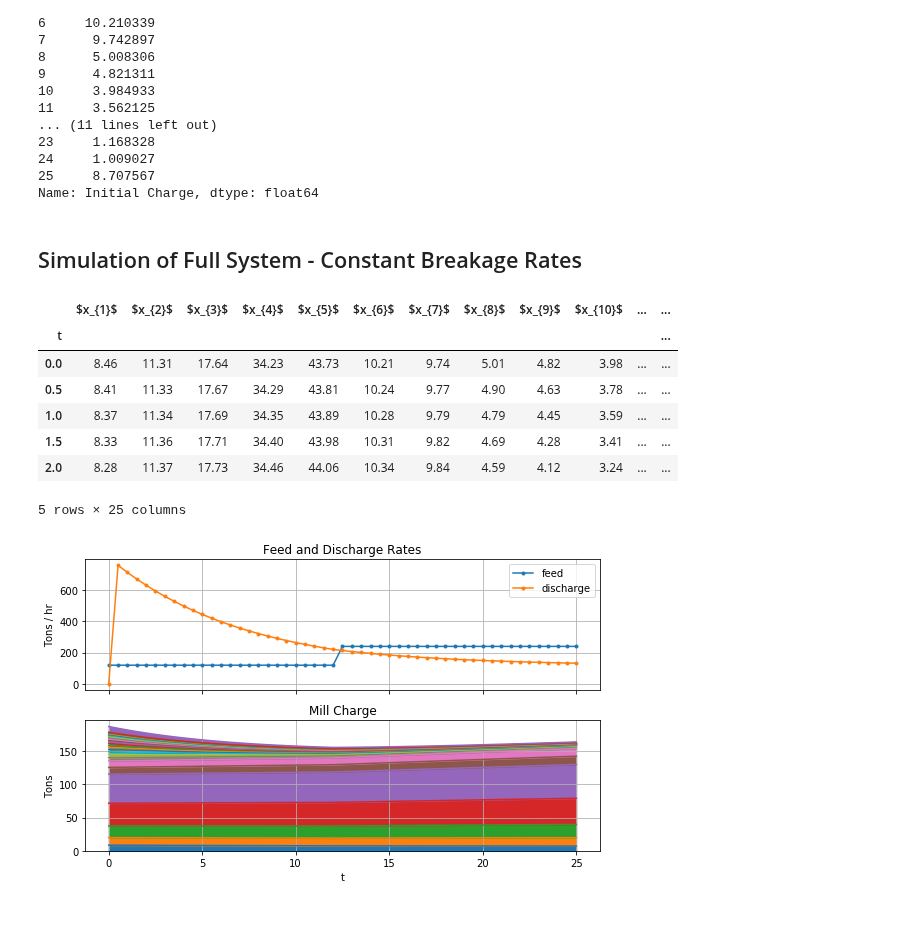
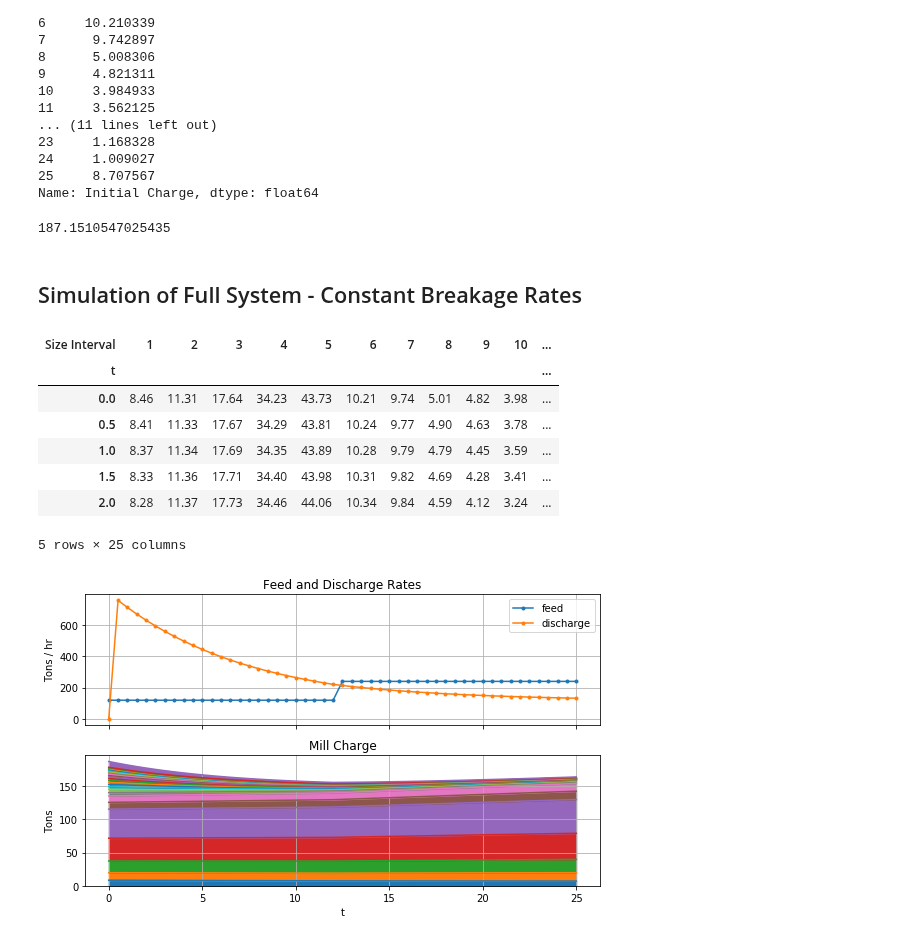
Before and after one commit to billtubbs/mech-575, a Jupyter notebook: code/python/project-grinding-dynamic-simulation-model.ipynb, the cells around one changed output. Cells and saved outputs as stored; diff of their text form; code cells hidden in the pictures.

```diff
--- a/code/python/project-grinding-dynamic-simulation-model.ipynb
+++ b/code/python/project-grinding-dynamic-simulation-model.ipynb
@@ -199,8 +199,8 @@ for k in range(1, nt+1):
     discharge_rates[k] = d*x[k]
 # %%
 # Convert results to dataframe
-labels = [('$x_{%d}$' % (i+1)) for i in range(n_sizes)]
+columns = pd.Index(range(1, n_sizes+1), name='Size Interval')
 index = pd.Index(t, name='t')
-charge_weights = pd.DataFrame(x, columns=labels, index=index)
+charge_weights = pd.DataFrame(x, columns=columns, index=index)
 charge_weights.round(2).head()
 # %% [output]
@@ -801,6 +801,10 @@ Size Interval
 24     1.009027
 25     8.707567
 Name: Initial Charge, dtype: float64
+# %%
+model.initial_charge.sum()
+# %% [output]
+187.1510547025435
 # %% [markdown]
 ## Simulation of Full System - Constant Breakage Rates
 # %%
@@ -848,18 +852,18 @@ for k in range(1, nt+1):
     discharge_rates[k] = d*x[k]
 # %%
 # Convert results to dataframe
-labels = [('$x_{%d}$' % (i+1)) for i in range(n_sizes)]
+columns = pd.Index(range(1, n_sizes+1), name='Size Interval')
 index = pd.Index(t, name='t')
-charge_weights = pd.DataFrame(x, columns=labels, index=index)
+charge_weights = pd.DataFrame(x, columns=columns, index=index)
 charge_weights.round(2).head()
 # %% [output]
-|  | $x_{1}$ | $x_{2}$ | $x_{3}$ | $x_{4}$ | $x_{5}$ | $x_{6}$ | $x_{7}$ | $x_{8}$ | $x_{9}$ | $x_{10}$ | ... | ... |
-| t |  |  |  |  |  |  |  |  |  |  |  | ... |
-| 0.0 | 8.46 | 11.31 | 17.64 | 34.23 | 43.73 | 10.21 | 9.74 | 5.01 | 4.82 | 3.98 | ... | ... |
-| 0.5 | 8.41 | 11.33 | 17.67 | 34.29 | 43.81 | 10.24 | 9.77 | 4.90 | 4.63 | 3.78 | ... | ... |
-| 1.0 | 8.37 | 11.34 | 17.69 | 34.35 | 43.89 | 10.28 | 9.79 | 4.79 | 4.45 | 3.59 | ... | ... |
-| 1.5 | 8.33 | 11.36 | 17.71 | 34.40 | 43.98 | 10.31 | 9.82 | 4.69 | 4.28 | 3.41 | ... | ... |
-| 2.0 | 8.28 | 11.37 | 17.73 | 34.46 | 44.06 | 10.34 | 9.84 | 4.59 | 4.12 | 3.24 | ... | ... |
+| Size Interval | 1 | 2 | 3 | 4 | 5 | 6 | 7 | 8 | 9 | 10 | ... |
+| t |  |  |  |  |  |  |  |  |  |  | ... |
+| 0.0 | 8.46 | 11.31 | 17.64 | 34.23 | 43.73 | 10.21 | 9.74 | 5.01 | 4.82 | 3.98 | ... |
+| 0.5 | 8.41 | 11.33 | 17.67 | 34.29 | 43.81 | 10.24 | 9.77 | 4.90 | 4.63 | 3.78 | ... |
+| 1.0 | 8.37 | 11.34 | 17.69 | 34.35 | 43.89 | 10.28 | 9.79 | 4.79 | 4.45 | 3.59 | ... |
+| 1.5 | 8.33 | 11.36 | 17.71 | 34.40 | 43.98 | 10.31 | 9.82 | 4.69 | 4.28 | 3.41 | ... |
+| 2.0 | 8.28 | 11.37 | 17.73 | 34.46 | 44.06 | 10.34 | 9.84 | 4.59 | 4.12 | 3.24 | ... |
 5 rows × 25 columns
 # %%
 fig, axes = plt.subplots(2, 1, figsize=(8,5), sharex=True)
```
Also changed, not shown: parts of 25 cells of this notebook.
